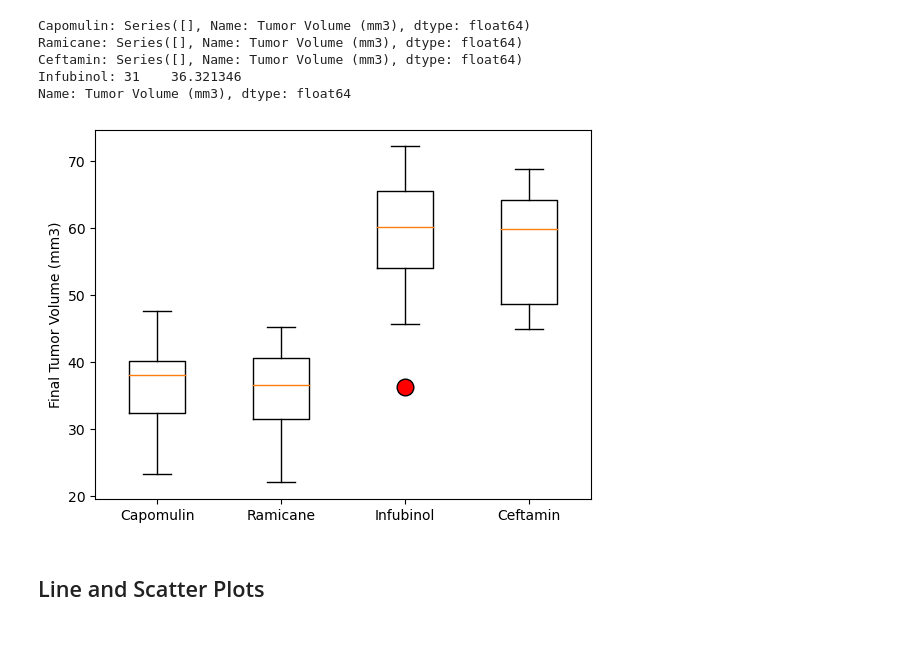
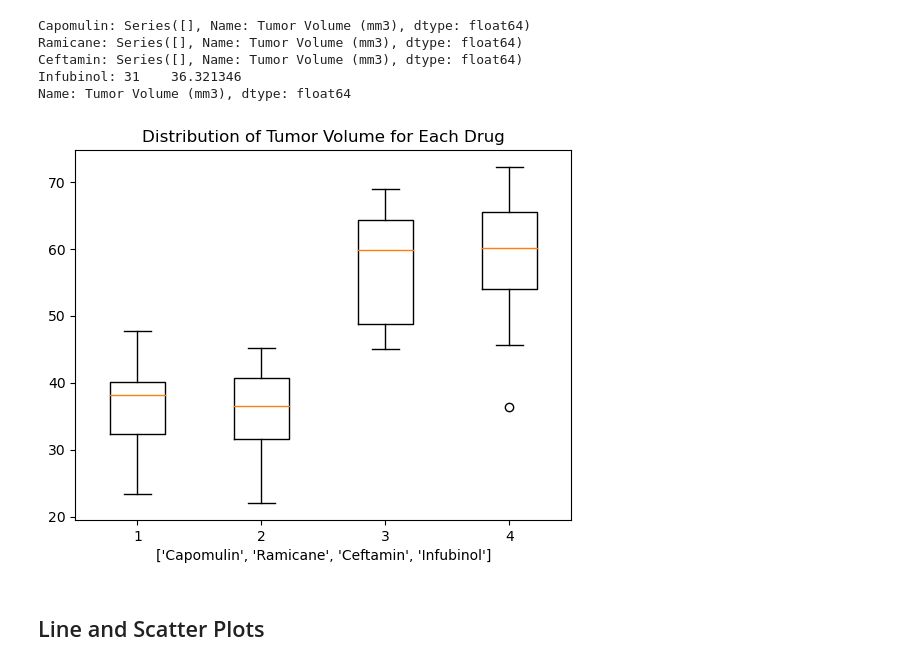
Before and after one commit to veenahvina/Pymaceuticals_MarvinaLarry, a Jupyter notebook: Pharma_MarvinaLarry.ipynb, the cells around one changed output. Cells and saved outputs as stored; diff of their text form; code cells hidden in the pictures; blank space fills up the shorter version.

Commit message:
line and scatter

```diff
--- a/Pharma_MarvinaLarry.ipynb
+++ b/Pharma_MarvinaLarry.ipynb
@@ -259,8 +259,14 @@ Ceftamin: Series([], Name: Tumor Volume (mm3), dtype: float64)
 Infubinol: 31    36.321346
 Name: Tumor Volume (mm3), dtype: float64
 # %%
-# Generate a box plot that shows the distrubution of the tumor volume for each treatment group.
+# Generate a box plot that shows the distribution of the tumor volume for each treatment group.
+tumor_volumes = tumor_vols
+fig1, ax1 = plt.subplots()
+ax1.set_title('Distribution of Tumor Volume for Each Drug')
+ax1.set_xlabel(treatments)
+ax1.boxplot(tumor_volumes)
+plt.show()
 # %% [output]
-[figure, old version]
+[figure, new version]
 # %% [markdown]
 ## Line and Scatter Plots
```
Also changed, not shown: parts of 3 cells of this notebook.
